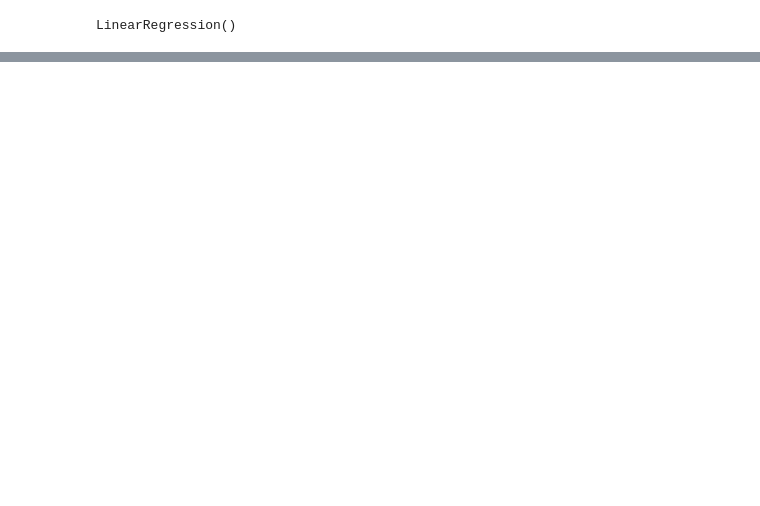
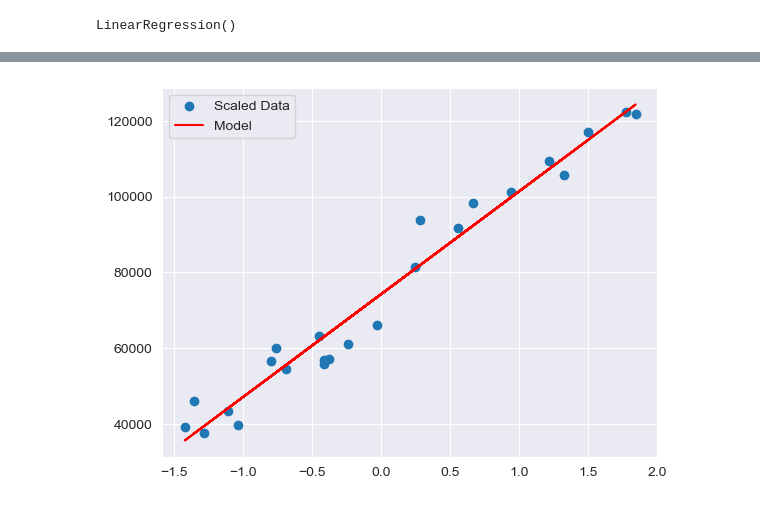
Before and after one commit to ZygimantasB/Python_R_from_two_Data_Science_experts, a Jupyter notebook: Section 5 Regression/section_5.ipynb, the cells around one changed output, grey strips where cells are left out. Saved outputs shown, nothing was run; the diff lists cells and outputs as text; code cells hidden in the pictures; blank space fills up the shorter version.

```diff
--- a/Section 5 Regression/section_5.ipynb
+++ b/Section 5 Regression/section_5.ipynb
@@ -37,9 +37,9 @@ fig.show()
 # %% [output]
 [interactive output not drawn]
 # %%
-X = df.with_columns(cs.exclude(['Salary']))
+X = np.array(df.select(cs.exclude(['Salary'])))
 # %%
-y = df.select('Salary')
+y = np.array(df.select('Salary'))
 # %%
 from sklearn.model_selection import train_test_split
 # %%
@@ -85,0 +98,7 @@ shape: (6, 3)
+# %%
+plt.scatter(scaled_X_train, y_train, label="Scaled Data")
+plt.plot(scaled_X_train, line_model.predict(scaled_X_train), color='red', label="Model")
+plt.legend()
+plt.show()
+# %% [output]
+[figure, added]
```
Also changed, not shown: parts of 11 cells of this notebook, 1 other file.
